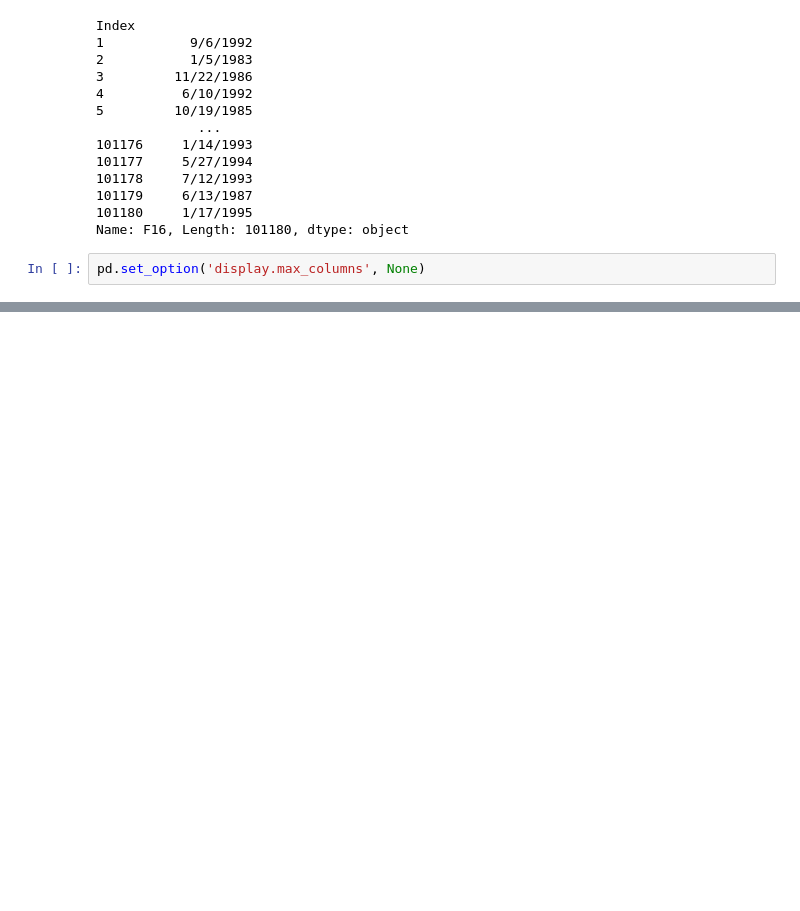
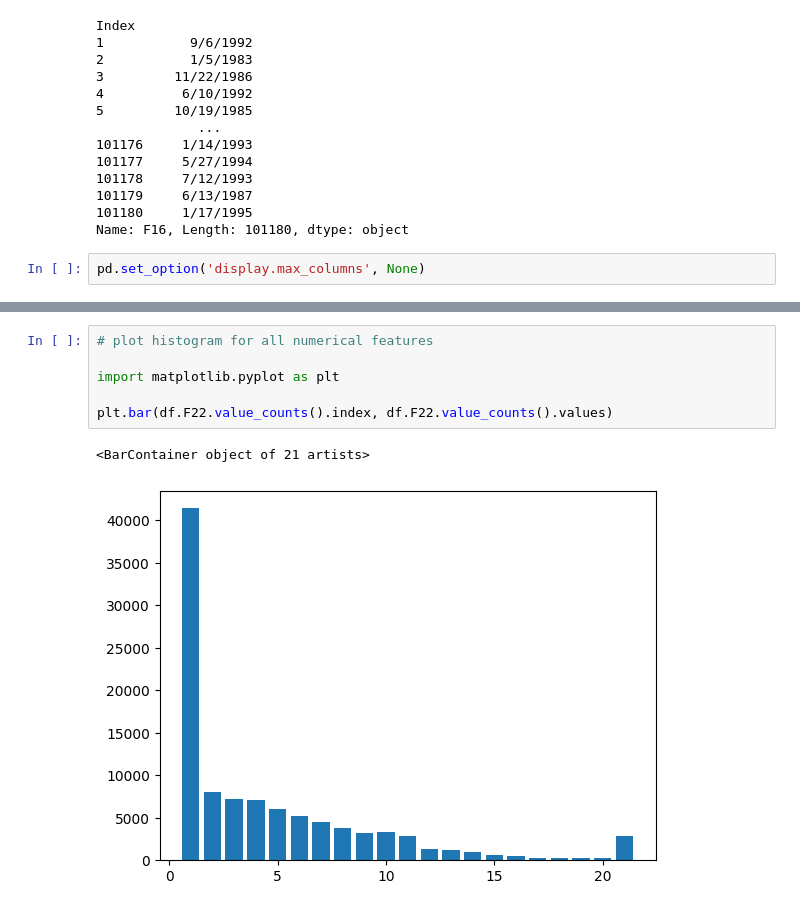
Before and after one commit to ayush23maan/shaadi, a Jupyter notebook: src/shaadi.ipynb, the cells around one changed output, grey strips where cells are left out. Drawn from its saved outputs; the diff is of its cells as text; blank space fills up the shorter version.

```diff
--- a/src/shaadi.ipynb
+++ b/src/shaadi.ipynb
@@ -101,3 +101,12 @@ df.head()
 | 3 | 0.893441 | 0.622005 | 0.998776 | 0.098386 | 8540 | 5266 | -9377 | -3504 | -4511 | 5947184989 | 6881163164 | ... |
 | 4 | 0.320641 | 0.957234 | 0.346000 | 0.646479 | -7772 | -383 | 9681 | -8661 | 3474 | -5724795826 | -6014104498 | ... |
 | 5 | 0.475961 | 0.623008 | 0.544988 | 0.159709 | 1571 | -8039 | -7961 | -2385 | 4407 | -3097637172 | -9755731483 | ... |
+# %%
+# plot histogram for all numerical features
+
+import matplotlib.pyplot as plt
+
+plt.bar(df.F22.value_counts().index, df.F22.value_counts().values)
+# %% [output]
+<BarContainer object of 21 artists>
+[figure, added]
```
Also changed, not shown: parts of 40 cells of this notebook.
